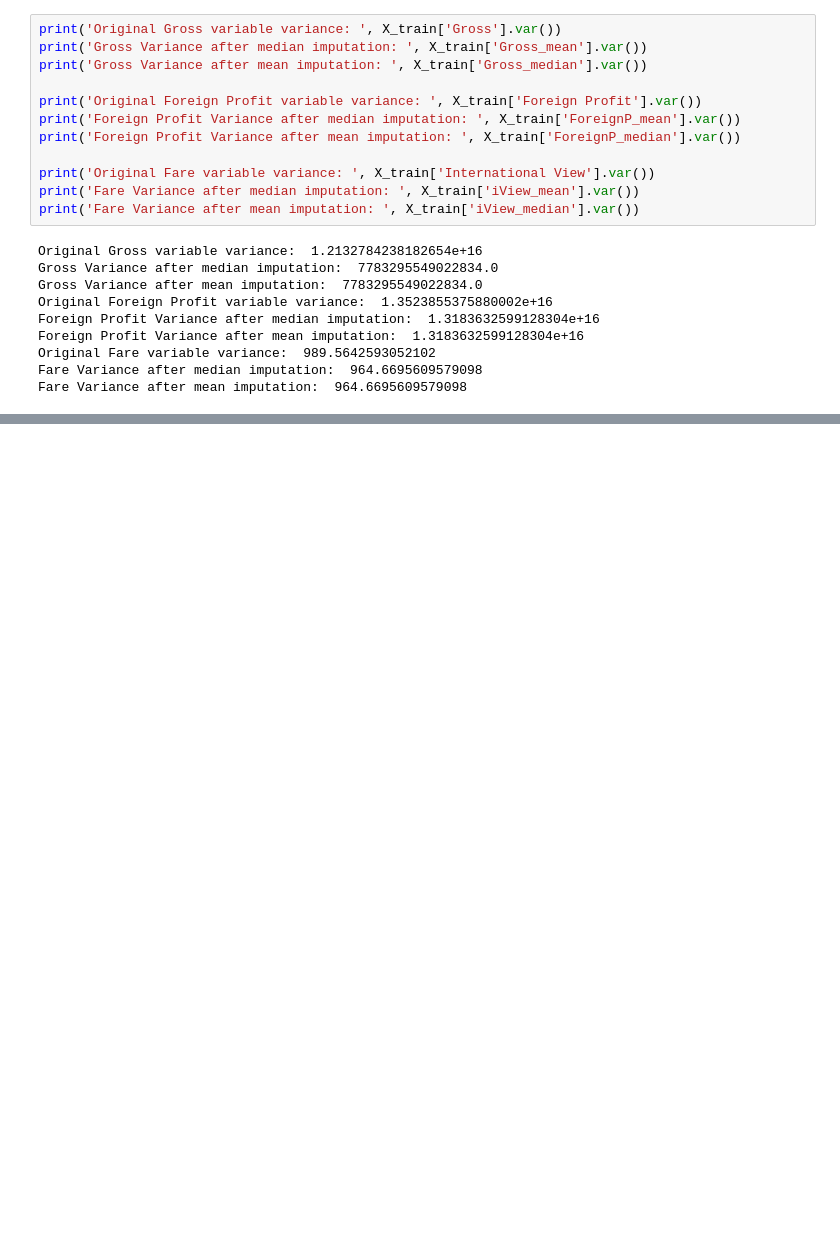
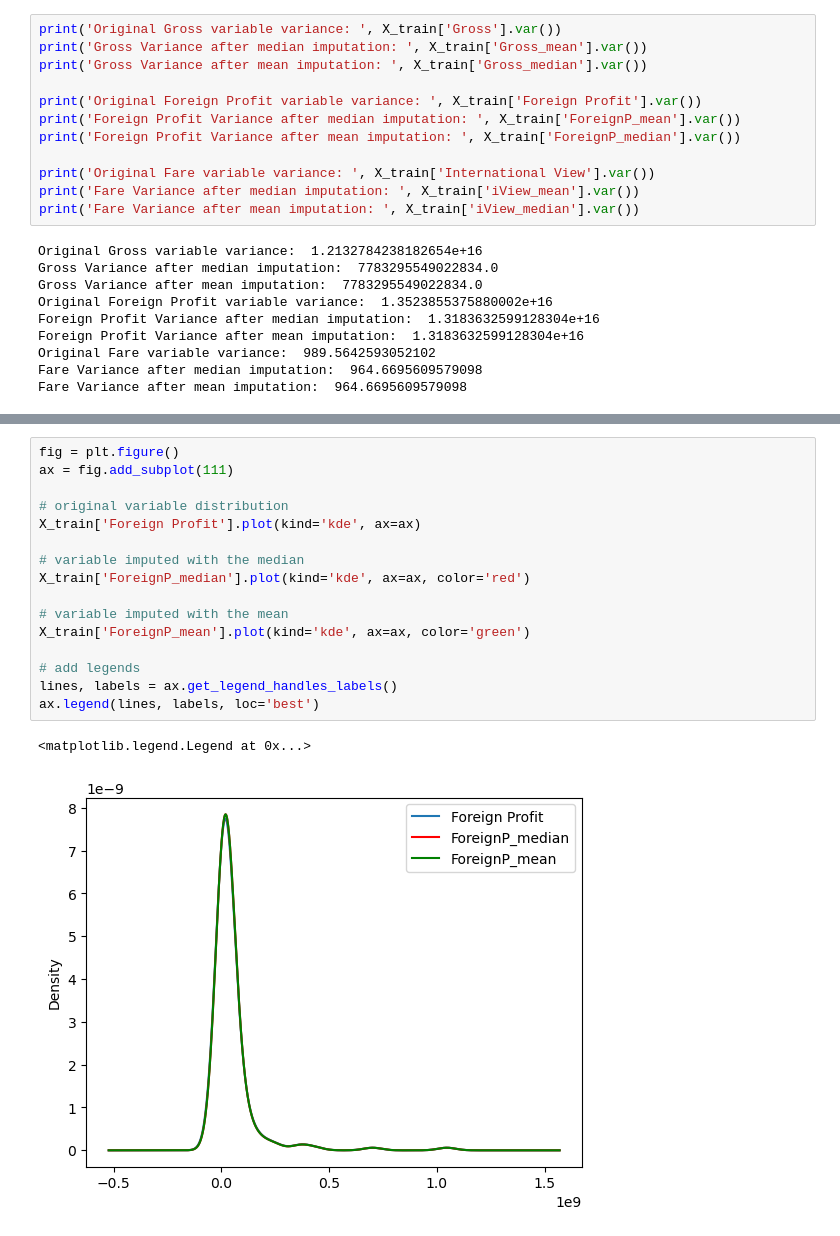
Before and after one commit to Razakhan143/AI-Artificial-Inteligence-, a Jupyter notebook: ML practice/Feature Engineering/handling_missing.ipynb, the cells around one changed output, grey strips where cells are left out. Saved outputs shown, nothing was run; the diff lists cells and outputs as text; blank space fills up the shorter version.

```diff
--- a/ML practice/Feature Engineering/handling_missing.ipynb
+++ b/ML practice/Feature Engineering/handling_missing.ipynb
@@ -126,0 +130,19 @@ ax.legend(lines, labels, loc='best')
+# %%
+fig = plt.figure()
+ax = fig.add_subplot(111)
+
+# original variable distribution
+X_train['Foreign Profit'].plot(kind='kde', ax=ax)
+
+# variable imputed with the median
+X_train['ForeignP_median'].plot(kind='kde', ax=ax, color='red')
+
+# variable imputed with the mean
+X_train['ForeignP_mean'].plot(kind='kde', ax=ax, color='green')
+
+# add legends
+lines, labels = ax.get_legend_handles_labels()
+ax.legend(lines, labels, loc='best')
+# %% [output]
+<matplotlib.legend.Legend at 0x...>
+[figure, added]
```
Also changed, not shown: parts of 6 cells of this notebook.
